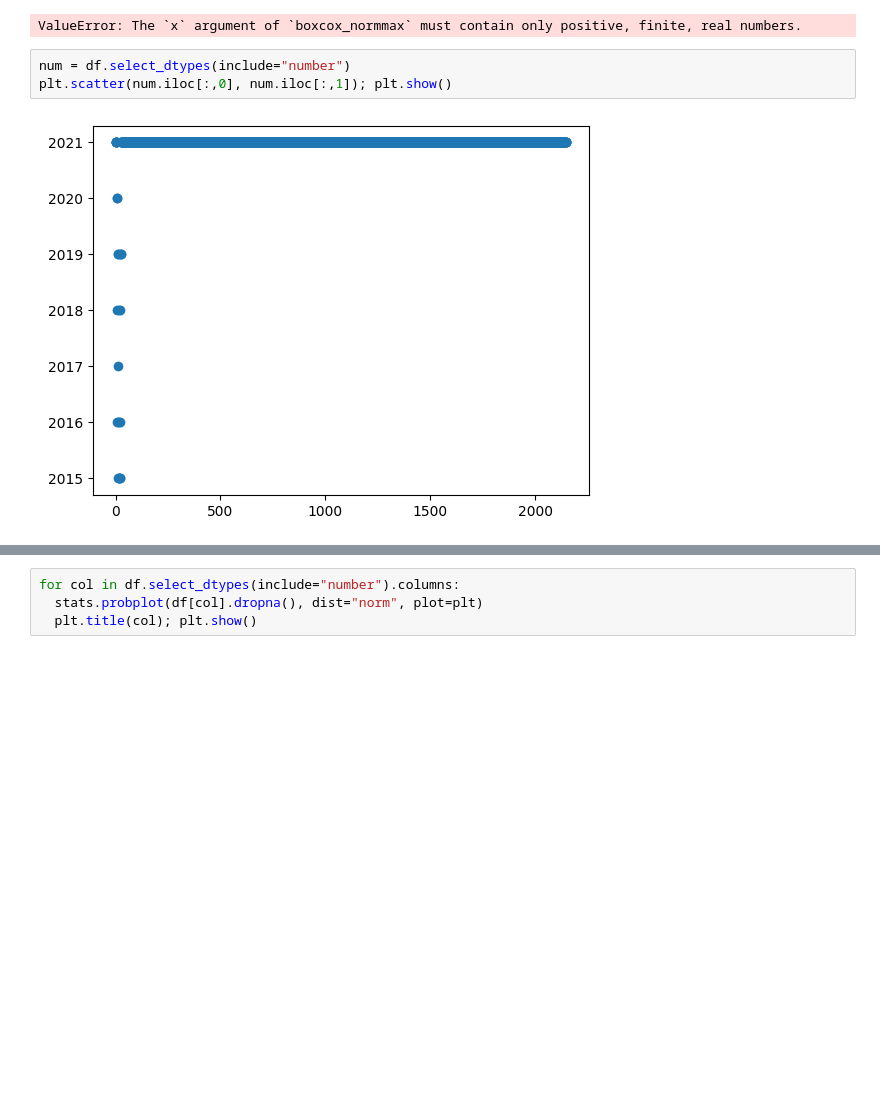
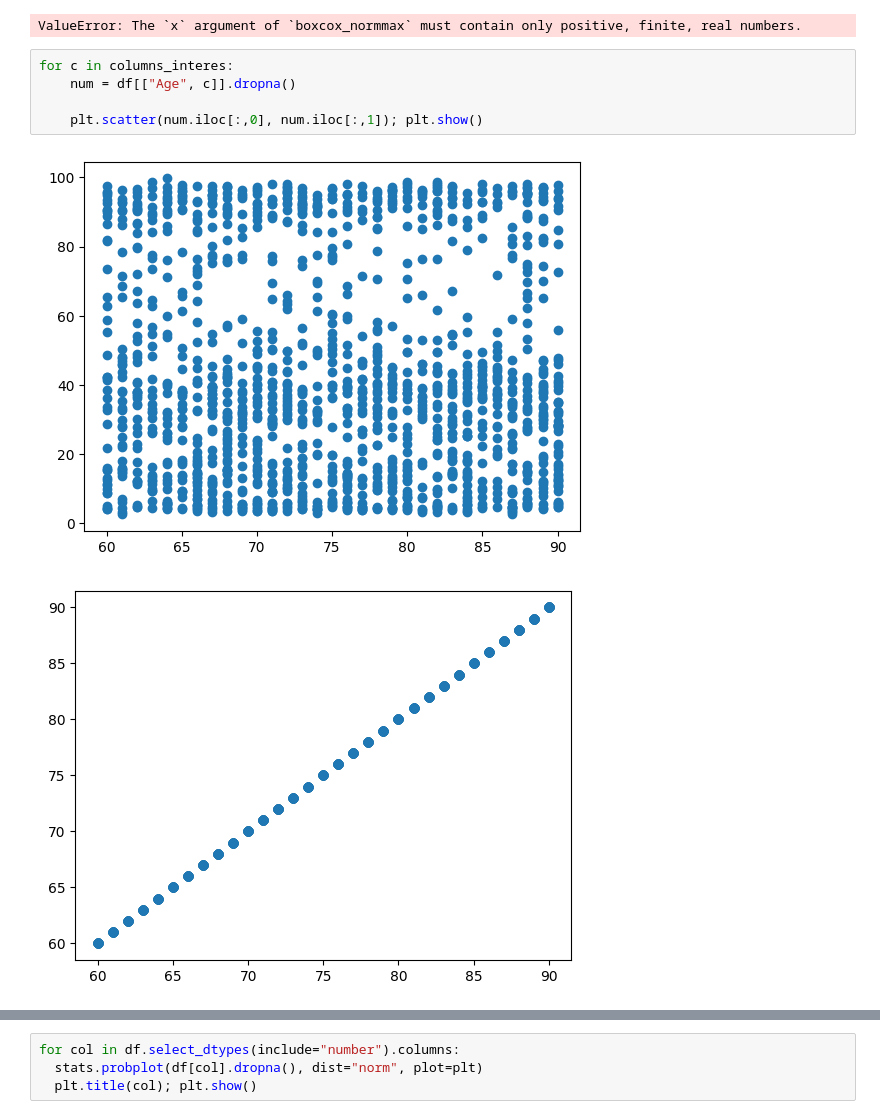
Before and after one commit to Bioestadistica-2025-2/Proyecto-Final, a Jupyter notebook: Proyecto_Final.ipynb, the cells around one changed output, grey strips where cells are left out. Drawn from its saved outputs; the diff is of its cells as text; blank space fills up the shorter version.

```diff
--- a/Proyecto_Final.ipynb
+++ b/Proyecto_Final.ipynb
@@ -79,7 +79,10 @@ plot_hist(df_t["col1"], "After (Box-Cox + z-score): col1")
 # %% [output]
 ValueError: The `x` argument of `boxcox_normmax` must contain only positive, finite, real numbers.
 # %%
-num = df.select_dtypes(include="number")
-plt.scatter(num.iloc[:,0], num.iloc[:,1]); plt.show()
+for c in columns_interes:
+    num = df[["Age", c]].dropna()
+
+    plt.scatter(num.iloc[:,0], num.iloc[:,1]); plt.show()
 # %% [output]
-[figure, old version]
+[figure, new version]
+[figure, added]
```
Also changed, not shown: parts of 1 cell of this notebook.
